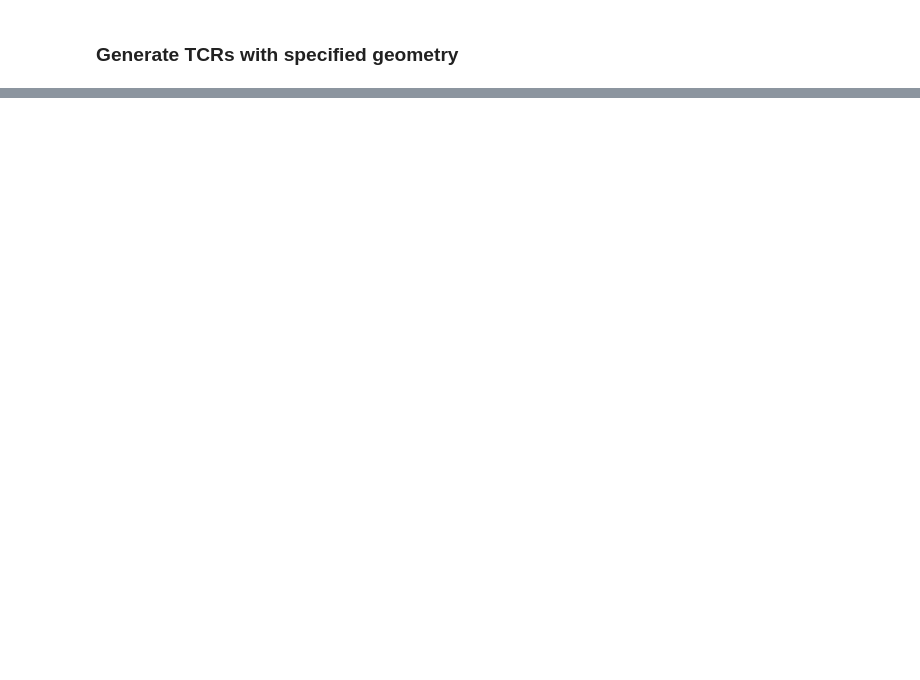
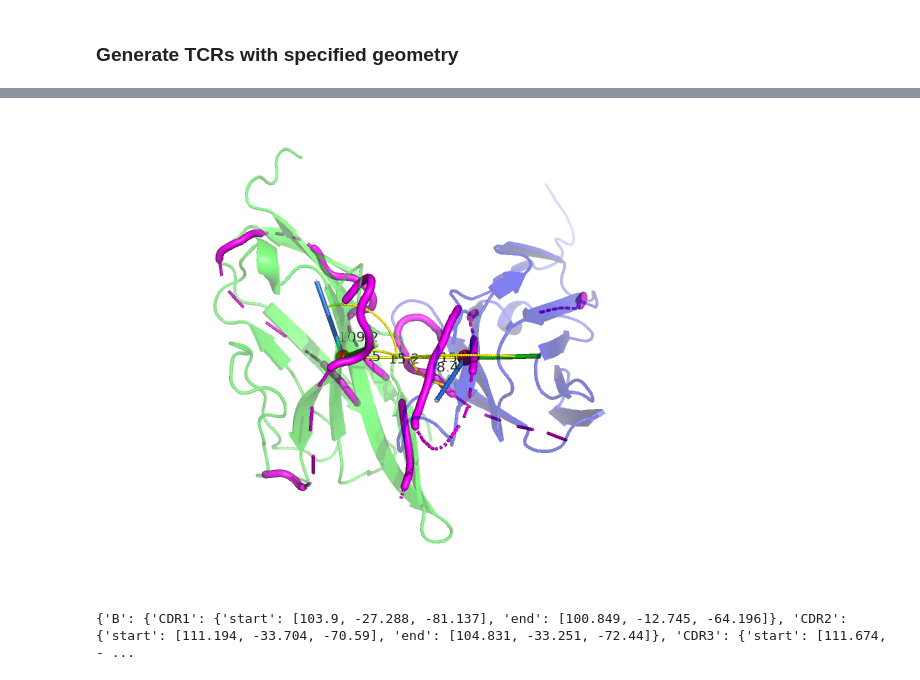
Before and after one commit to LilianDenzler/TRangle, a Jupyter notebook: examples/tutorial.ipynb, the cells around one changed output, grey strips where cells are left out. Cells and saved outputs as stored; diff of their text form; code cells hidden in the pictures; blank space fills up the shorter version.

```diff
--- a/examples/tutorial.ipynb
+++ b/examples/tutorial.ipynb
@@ -118,0 +119,17 @@ KeyboardInterrupt:
+# %%
+
+from IPython.display import Image
+from IPython.display import display
+image_path = Path("output_new_geo/2cdf/vis/2cdf_vis.png")
+if image_path.exists():
+    display(Image(filename=image_path))
+# %% [output]
+[figure, added]
+# %%
+### Extract anchor point coordinates from TCR structure
+from trangle.get_anchor_coords import run as extract_anchor_points_run
+
+anchor_coords=extract_anchor_points_run("2cdf.pdb")
+print(anchor_coords)
+# %% [output]
+{'B': {'CDR1': {'start': [103.9, -27.288, -81.137], 'end': [100.849, -12.745, -64.196]}, 'CDR2': {'start': [111.194, -33.704, -70.59], 'end': [104.831, -33.251, -72.44]}, 'CDR3': {'start': [111.674, - ...
```
Also changed, not shown: parts of 5 cells of this notebook, 22 other files.
